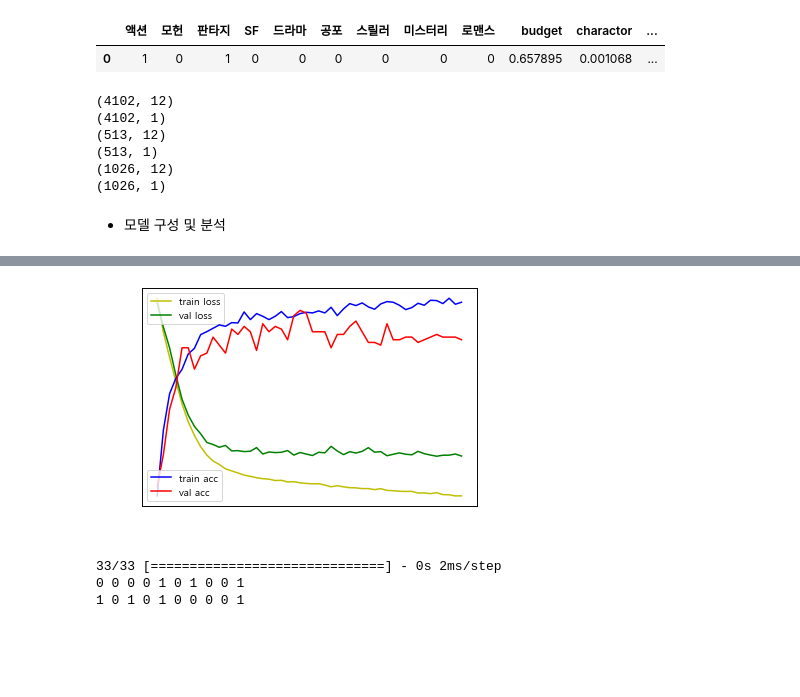
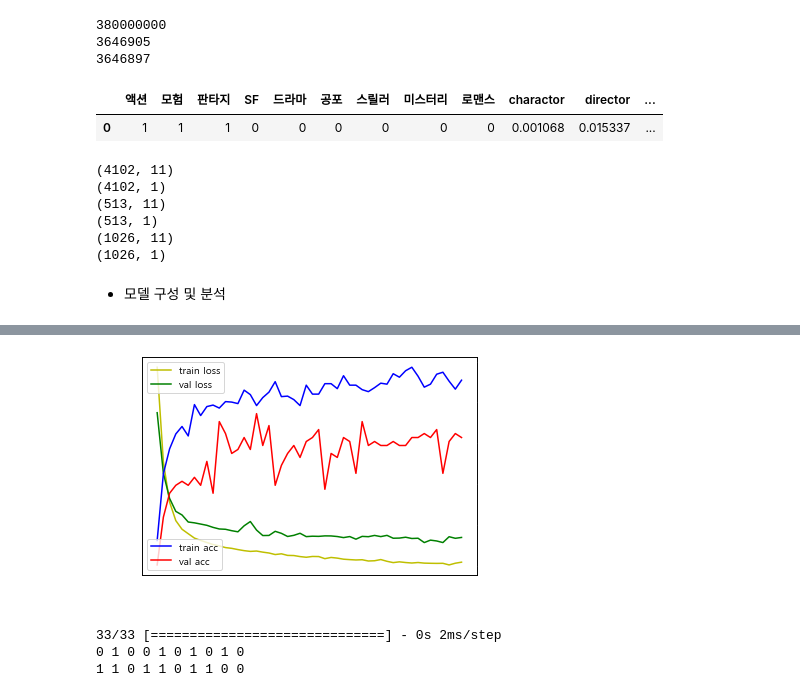
Before and after one commit to sky3085/ripple_ezen, a Jupyter notebook: ML/5.TMDBML.ipynb, the cells around one changed output, grey strips where cells are left out. Drawn from its saved outputs; the diff is of its cells as text; code cells hidden in the pictures; blank space fills up the shorter version.

```diff
--- a/ML/5.TMDBML.ipynb
+++ b/ML/5.TMDBML.ipynb
@@ -14,6 +14,14 @@ df = df.drop(['가족','애니메이션','코미디', '음악', '역사','TV 영
 # 1. 데이터셋 준비하기
 df.drop(['genres', 'country', 'vote_score', 'vote_count'], axis=1, inplace=True)
 df.vote_weight = df.vote_weight.apply(lambda x: 1 if x >= 11 else 0)
+# %%
+print(df.budget.max())
+print(df.charactor.max())
+print(df.director.max())
+# %% [output]
+380000000
+3646905
+3646897
 # %%
 df.budget = df.budget / df.budget.max()
 df.charactor = df.charactor / df.charactor.max()
@@ -22,17 +30,18 @@ df.director = df.director / df.director.max()
 df.to_csv('data/movie_data_ML_op.csv', index=False)
 # %%
 df.drop(['title'], axis=1, inplace=True)
+df.drop(['budget'], axis=1, inplace=True)
 # %%
 df.head(1)
 # %% [output]
-|  | 액션 | 모헌 | 판타지 | SF | 드라마 | 공포 | 스릴러 | 미스터리 | 로맨스 | budget | charactor | ... |
-| 0 | 1 | 0 | 1 | 0 | 0 | 0 | 0 | 0 | 0 | 0.657895 | 0.001068 | ... |
+|  | 액션 | 모험 | 판타지 | SF | 드라마 | 공포 | 스릴러 | 미스터리 | 로맨스 | charactor | director | ... |
+| 0 | 1 | 1 | 1 | 0 | 0 | 0 | 0 | 0 | 0 | 0.001068 | 0.015337 | ... |
 # %%
 X = np.array(df)
 # %%
 # y_train : 흥행했는지(1) 안했는지(0)
 from sklearn.model_selection import train_test_split
-y = X[:, 12:]
+y = X[:, 11:]
 X = X[:, :-1]
 X_train, X_test, y_train, y_test = train_test_split(X, y, test_size=0.2)
 X_val = X_test[:513]
@@ -45,11 +54,11 @@ print(y_val.shape)
 print(X_test.shape)
 print(y_test.shape)
 # %% [output]
-(4102, 12)
+(4102, 11)
 (4102, 1)
-(513, 12)
+(513, 11)
 (513, 1)
-(1026, 12)
+(1026, 11)
 (1026, 1)
 # %% [markdown]
 - 모델 구성 및 분석
@@ -68,6 +77,7 @@ plt.rcParams.update({'text.color': "black",
 # %%
 from tensorflow.keras import regularizers
 from tensorflow.keras.layers import Dropout
+import tensorflow as tf
 model = Sequential()
 # 1. 과적합 : train acc 85%, test acc 65% => Node수와 Hidden Layer수를 줄여야함
 #model.add(Dense(64, activation='relu', input_dim=22))
@@ -77,9 +87,12 @@ model = Sequential()
 # 2. Dense의 한계치 : test acc 68% => 다른 모델을 사용해야함, L2 Regularization : test acc 69%
 #model.add(Dense(32, activation='relu', input_dim=22))
 #model.add(Dense(1, activation='sigmoid'))
-
+tf.keras.regularizers.L2(
+    l2=0.01
+)
 # Dropout 68.5%
-model.add(Dense(32, activation='relu', input_dim=12))
+model.add(Dense(32, activation='relu', input_dim=11))
+model.add(Dense(10, kernel_regularizer='l2'))
 model.add(Dense(1, activation='sigmoid'))
 
 model.compile(loss='binary_crossentropy', optimizer='adam', metrics=['accuracy'])
@@ -130,5 +143,5 @@ Epoch 6/50
 --------------------
-[figure, old version]
+[figure, new version]
 # %%
 yhat = model.predict(X_test)
 for i in range(10):
@@ -138,6 +151,6 @@ for i in y_test[:10]:
     print(int(*i), end=" ")
 # %% [output]
 33/33 [==============================] - 0s 2ms/step
-0 0 0 0 1 0 1 0 0 1
-1 0 1 0 1 0 0 0 0 1
+0 1 0 0 1 0 1 0 1 0
+1 1 0 1 1 0 1 1 0 0
 # %%
```
Also changed, not shown: parts of 3 cells of this notebook, 33 other files.
